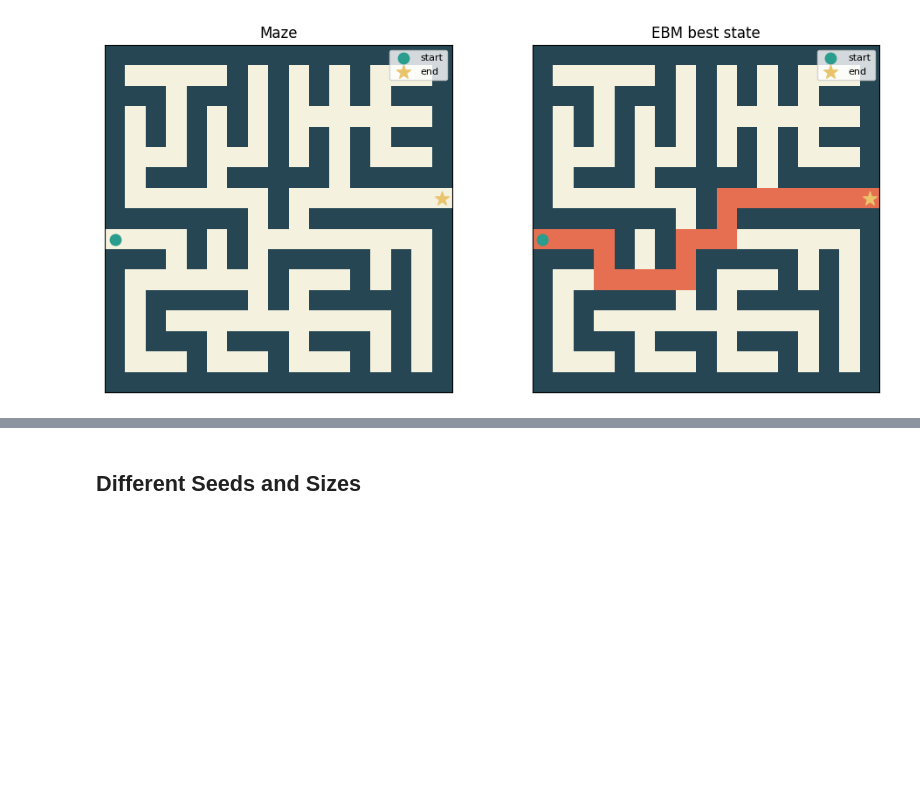
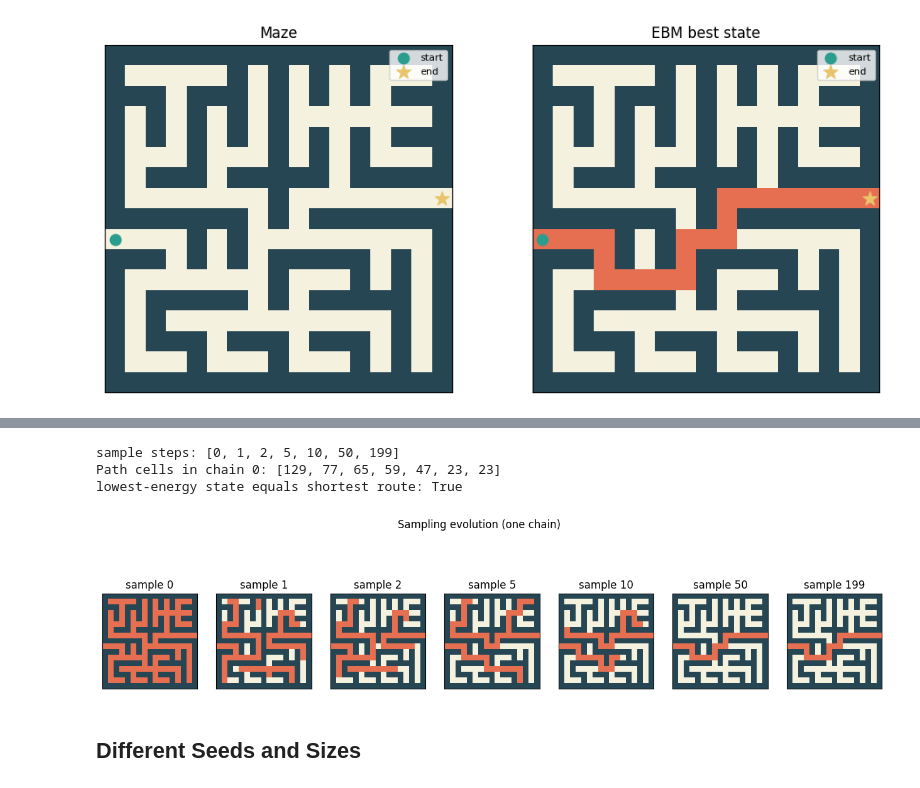
Before and after one commit to vstrozzi/prob-computing, a Jupyter notebook: maze_solution_comparison.ipynb, the cells around one changed output, grey strips where cells are left out. Cells and saved outputs as stored; diff of their text form; code cells hidden in the pictures; blank space fills up the shorter version.

```diff
--- a/maze_solution_comparison.ipynb
+++ b/maze_solution_comparison.ipynb
@@ -84,8 +84,9 @@ DEGREE_PARAMS = dict(
 )
 BETA = 2.0
 SCHEDULE = SamplingSchedule(n_warmup=500, n_samples=config.N_SAMPLES, steps_per_sample=5)
+EVOLUTION_SCHEDULE = SamplingSchedule(n_warmup=0, n_samples=config.N_SAMPLES, steps_per_sample=5)
 # %%
-def solve_with_ebm(width, height, seed, key_seed=None):
+def solve_with_ebm(width, height, seed, key_seed=None, schedule=SCHEDULE):
     grid, start, end = generate_maze(width=width, height=height, seed=seed)
     mg = maze_to_graph(grid, start, end, **EBM_PARAMS)
     program = model.build_program(mg, beta=BETA, **DEGREE_PARAMS)
@@ -97,7 +98,7 @@ def solve_with_ebm(width, height, seed, key_seed=None):
         jax.random.key(seed if key_seed is None else key_seed),
         mg,
         program,
-        SCHEDULE,
+        schedule,
         init_state=init_state,
     )
     energies = model.energy_of_states(mg, states, beta=BETA, **DEGREE_PARAMS)
@@ -114,6 +115,8 @@ def solve_with_ebm(width, height, seed, key_seed=None):
         start=start,
         end=end,
         mg=mg,
+        states=states,
+        energies=energies,
         best_state=best_state,
         energy=float(energies[best_idx]),
         path_cells=int(path.sum()),
@@ -151,3 +158,17 @@ chains that sampled the exact route: 17/32
+# %%
+evolution = solve_with_ebm(width=8, height=8, seed=7, schedule=EVOLUTION_SCHEDULE)
+sample_steps = [0, 1, 2, 5, 10, 50, config.N_SAMPLES - 1]
+path_counts = [int((evolution['states'][0, t] == config.PATH).sum()) for t in sample_steps]
+print('sample steps:', sample_steps)
+print('Path cells in chain 0:', path_counts)
+print('lowest-energy state equals shortest route:', evolution['exact_best'])
+visualize.plot_sampling_evolution(evolution['mg'], evolution['states'][0], sample_steps,
+                                  figsize=(16, 4));
+# %% [output]
+sample steps: [0, 1, 2, 5, 10, 50, 199]
+Path cells in chain 0: [129, 77, 65, 59, 47, 23, 23]
+lowest-energy state equals shortest route: True
+[figure, added]
 # %% [markdown]
 ## Different Seeds and Sizes
 # %%
```
Also changed, not shown: parts of 1 cell of this notebook.
